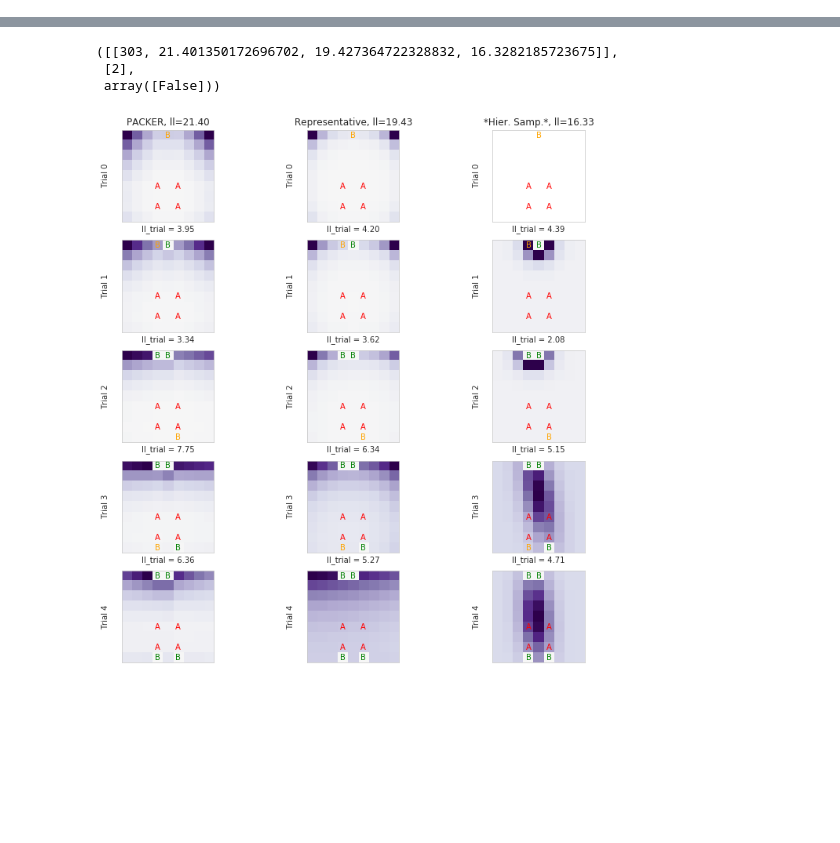
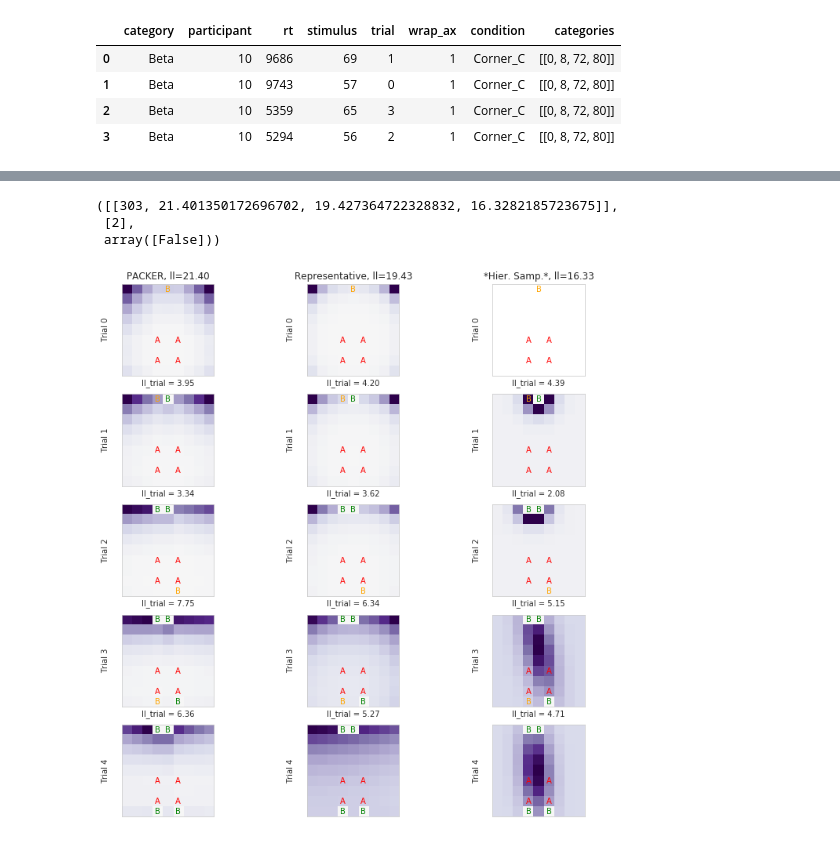
Before and after one commit to AusterweilLab/generating_categories, a Jupyter notebook: Experiments/cogpsych-code/plot_modelcompare_ind_dummy.ipynb, the cells around one changed output, grey strips where cells are left out. Drawn from its saved outputs; the diff is of its cells as text; code cells hidden in the pictures; blank space fills up the shorter version.

```diff
--- a/Experiments/cogpsych-code/plot_modelcompare_ind_dummy.ipynb
+++ b/Experiments/cogpsych-code/plot_modelcompare_ind_dummy.ipynb
@@ -163,3 +163,11 @@ def generateOnePerm(ppt,generation,stimuli,order=None,betas=None,alphas=None):
     trials.task = 'generate'
     trials._update
     return trials
+# %%
+generation.loc[generation.participant==10]
+# %% [output]
+|  | category | participant | rt | stimulus | trial | wrap_ax | condition | categories |
+| 0 | Beta | 10 | 9686 | 69 | 1 | 1 | Corner_C | [[0, 8, 72, 80]] |
+| 1 | Beta | 10 | 9743 | 57 | 0 | 1 | Corner_C | [[0, 8, 72, 80]] |
+| 2 | Beta | 10 | 5359 | 65 | 3 | 1 | Corner_C | [[0, 8, 72, 80]] |
+| 3 | Beta | 10 | 5294 | 56 | 2 | 1 | Corner_C | [[0, 8, 72, 80]] |
```
Also changed, not shown: parts of 3 cells of this notebook, 17 other files.
